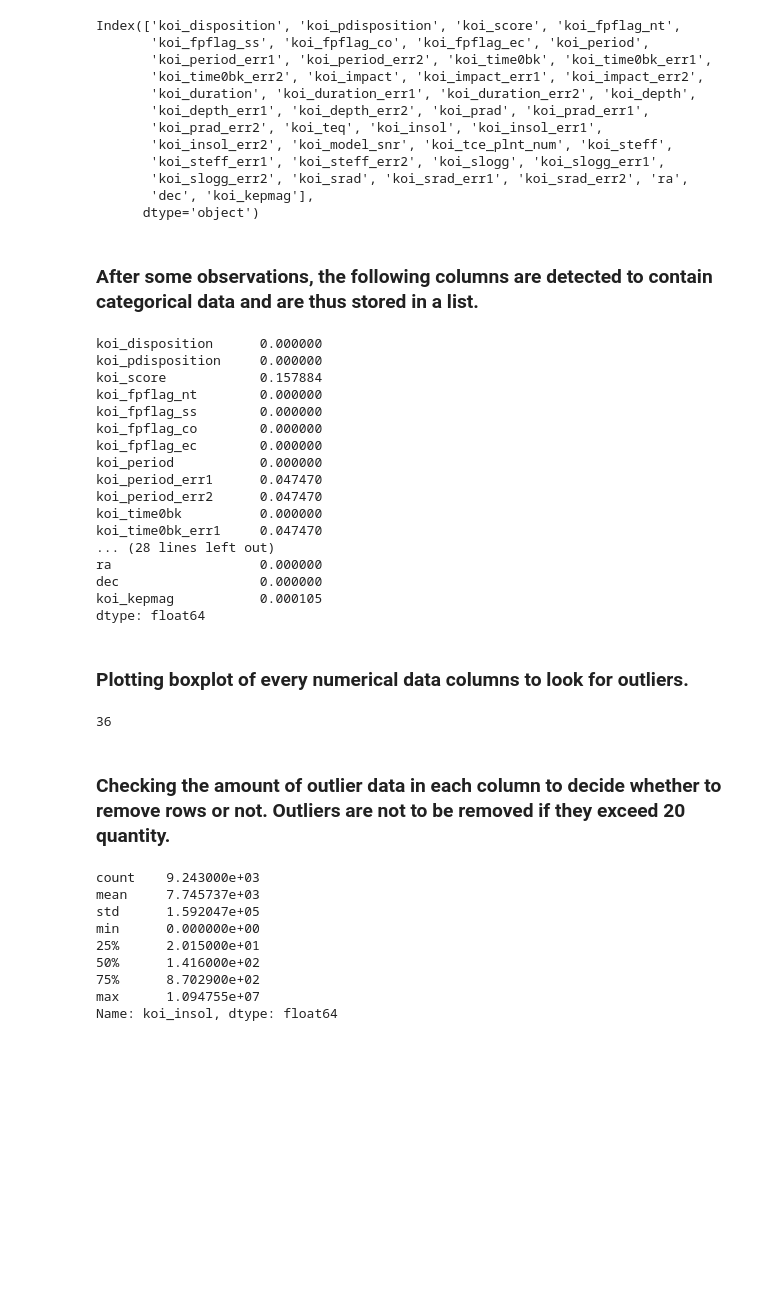
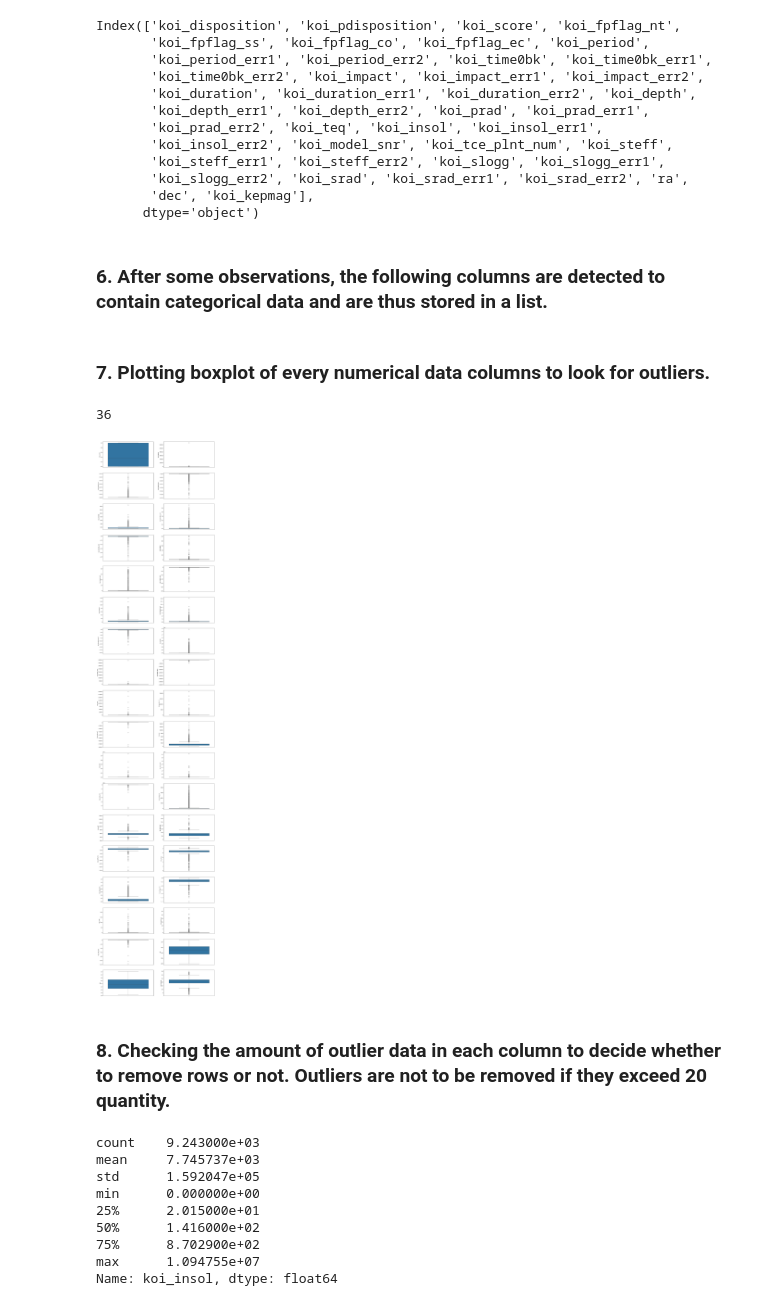
Before and after one commit to SketchyCarrot/Kepler_Exoplanet_Search_Results, a Jupyter notebook: main.ipynb, the cells around one changed output. Drawn from its saved outputs; the diff is of its cells as text; code cells hidden in the pictures; blank space fills up the shorter version.

```diff
--- a/main.ipynb
+++ b/main.ipynb
@@ -142,44 +148,26 @@ Index(['koi_disposition', 'koi_pdisposition', 'koi_score', 'koi_fpflag_nt',
        'dec', 'koi_kepmag'],
       dtype='object')
 # %% [markdown]
-### After some observations, the following columns are detected to contain categorical data and are thus stored in a list.
+### 6. After some observations, the following columns are detected to contain categorical data and are thus stored in a list.
 # %%
 categorical_data = ["koi_disposition", "koi_pdisposition", "koi_fpflag_nt", "koi_fpflag_ss", "koi_fpflag_co", "koi_fpflag_ec", "koi_tce_plnt_num"]
-# %%
-df.isnull().mean()
-# %% [output]
-koi_disposition      0.000000
-koi_pdisposition     0.000000
-koi_score            0.157884
-koi_fpflag_nt        0.000000
-koi_fpflag_ss        0.000000
-koi_fpflag_co        0.000000
-koi_fpflag_ec        0.000000
-koi_period           0.000000
-koi_period_err1      0.047470
-koi_period_err2      0.047470
-koi_time0bk          0.000000
-koi_time0bk_err1     0.047470
-... (28 lines left out)
-ra                   0.000000
-dec                  0.000000
-koi_kepmag           0.000105
-dtype: float64
 # %% [markdown]
-### Plotting boxplot of every numerical data columns to look for outliers.
+### 7. Plotting boxplot of every numerical data columns to look for outliers.
 # %%
 len(df.drop(categorical_data, axis=1).columns)
 # %% [output]
 36
 # %%
-# df_graphs2 = df.drop(categorical_data, axis=1)
+df_graphs2 = df.drop(categorical_data, axis=1)
 
-# plt.figure(figsize=(20, 100))
-# for (i, j) in zip(df_graphs2.columns, range(1, len(df_graphs2.columns)+1)):
-#         plt.subplot(18, 2, j)
-#         sns.boxplot(df_graphs2[i])
+plt.figure(figsize=(20, 100))
+for (i, j) in zip(df_graphs2.columns, range(1, len(df_graphs2.columns)+1)):
+        plt.subplot(18, 2, j)
+        sns.boxplot(df_graphs2[i])
+# %% [output]
+[figure, added]
 # %% [markdown]
-### Checking the amount of outlier data in each column to decide whether to remove rows or not. Outliers are not to be removed if they exceed 20 quantity.
+### 8. Checking the amount of outlier data in each column to decide whether to remove rows or not. Outliers are not to be removed if they exceed 20 quantity.
 # %%
 df.koi_insol.describe()
 # %% [output]
```
Also changed, not shown: parts of 29 cells of this notebook.
